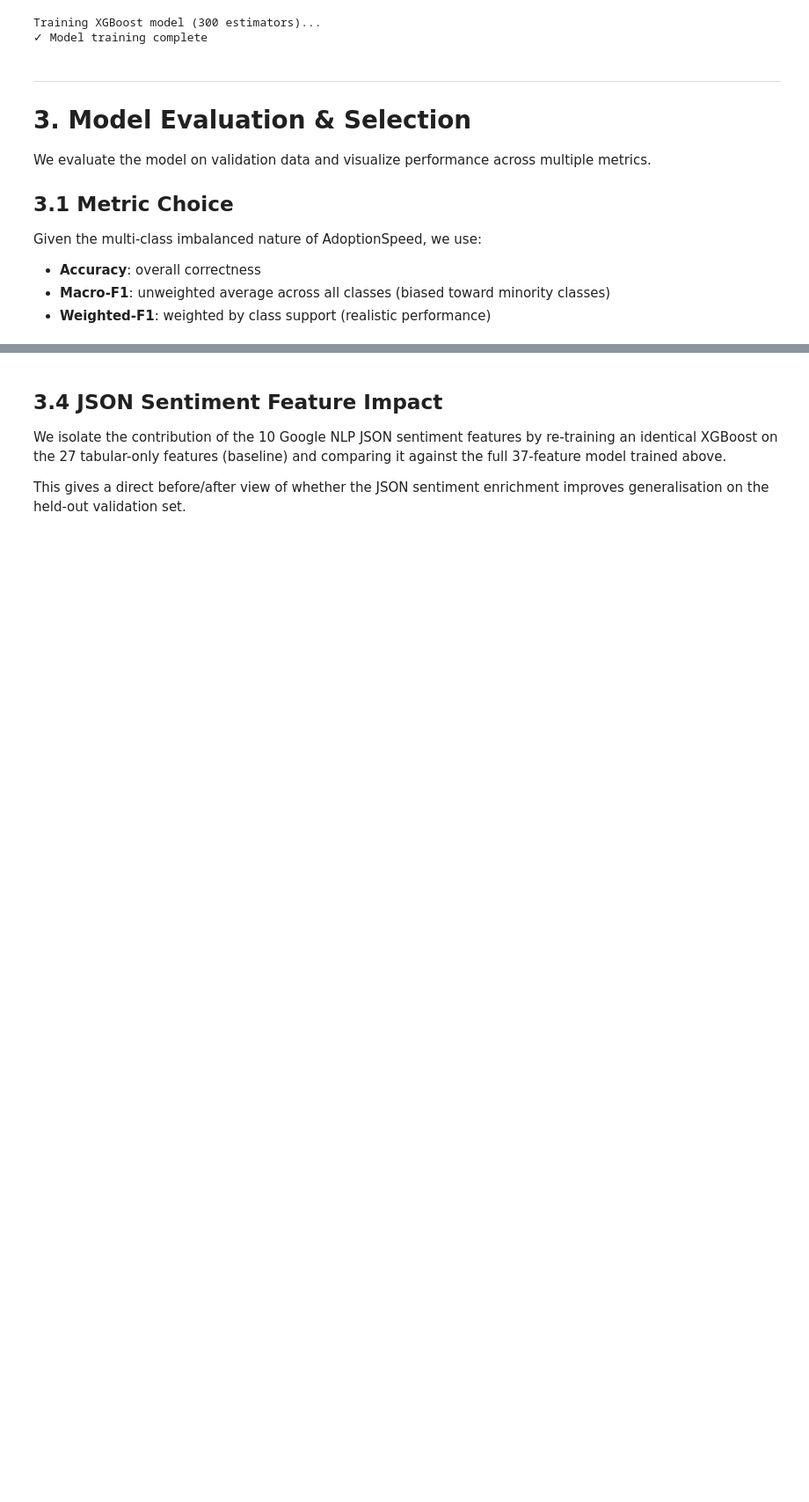
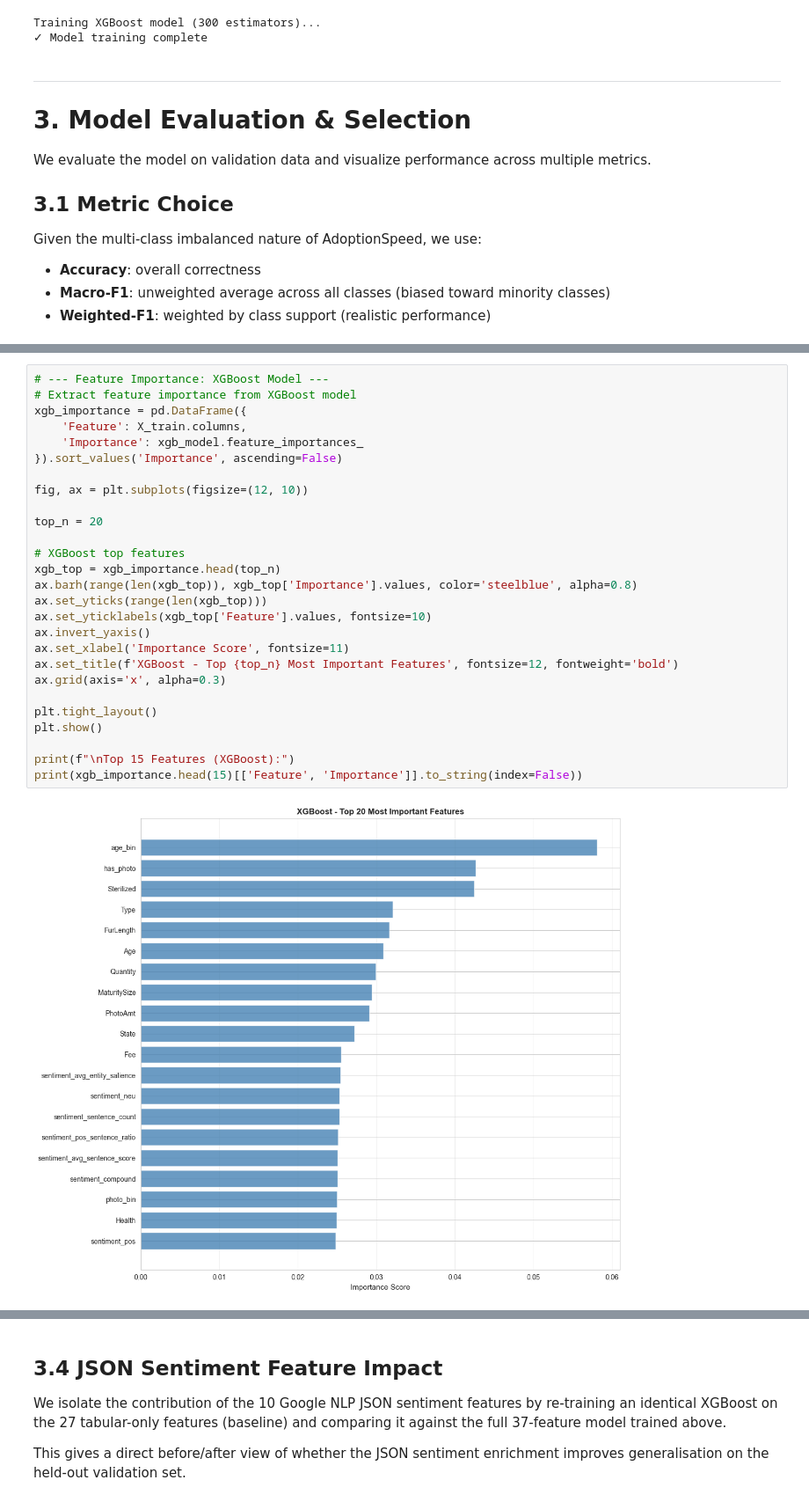
Before and after one commit to SimonGithub00/AdoptSense---Pet-Adoption-Prediction, a Jupyter notebook: src/petadoption_run.ipynb, the cells around one changed output, grey strips where cells are left out. Shown at 88% size. Drawn from its saved outputs; the diff is of its cells as text; blank space fills up the shorter version.

Commit message:
Implement model comparison

```diff
--- a/src/petadoption_run.ipynb
+++ b/src/petadoption_run.ipynb
@@ -1159,0 +1255,29 @@ MaturitySize    0.028111
+# %%
+# --- Feature Importance: XGBoost Model ---
+# Extract feature importance from XGBoost model
+xgb_importance = pd.DataFrame({
+    'Feature': X_train.columns,
+    'Importance': xgb_model.feature_importances_
+}).sort_values('Importance', ascending=False)
+
+fig, ax = plt.subplots(figsize=(12, 10))
+
+top_n = 20
+
+# XGBoost top features
+xgb_top = xgb_importance.head(top_n)
+ax.barh(range(len(xgb_top)), xgb_top['Importance'].values, color='steelblue', alpha=0.8)
+ax.set_yticks(range(len(xgb_top)))
+ax.set_yticklabels(xgb_top['Feature'].values, fontsize=10)
+ax.invert_yaxis()
+ax.set_xlabel('Importance Score', fontsize=11)
+ax.set_title(f'XGBoost - Top {top_n} Most Important Features', fontsize=12, fontweight='bold')
+ax.grid(axis='x', alpha=0.3)
+
+plt.tight_layout()
+plt.show()
+
+print(f"\nTop 15 Features (XGBoost):")
+print(xgb_importance.head(15)[['Feature', 'Importance']].to_string(index=False))
+# %% [output]
+[figure, added]
```
Also changed, not shown: parts of 32 cells of this notebook.
